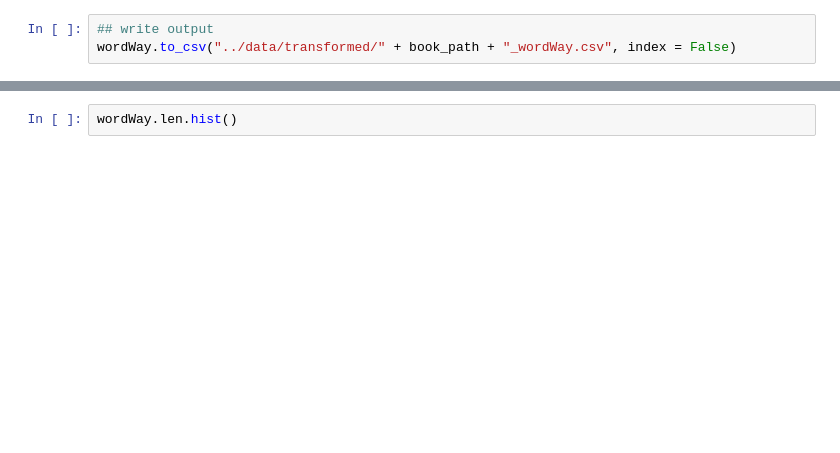
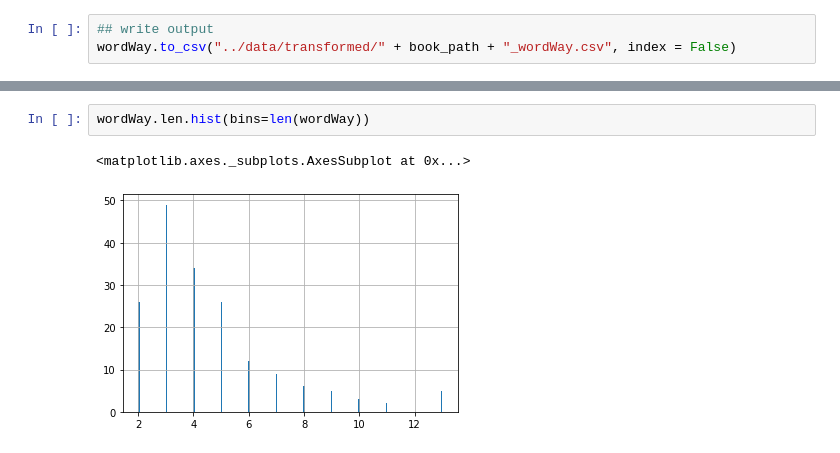
Before and after one commit to ssiegmund/wordsInBooks, a Jupyter notebook: trafo/trafoWordWay.ipynb, the cells around one changed output, grey strips where cells are left out. Saved outputs shown, nothing was run; the diff lists cells and outputs as text; blank space fills up the shorter version.

```diff
--- a/trafo/trafoWordWay.ipynb
+++ b/trafo/trafoWordWay.ipynb
@@ -41,3 +52,6 @@ wordWay.ang.hist()
 # %%
-wordWay.len.hist()
+wordWay.len.hist(bins=len(wordWay))
+# %% [output]
+<matplotlib.axes._subplots.AxesSubplot at 0x...>
+[figure, added]
 # %%
```
Also changed, not shown: parts of 7 cells of this notebook.
